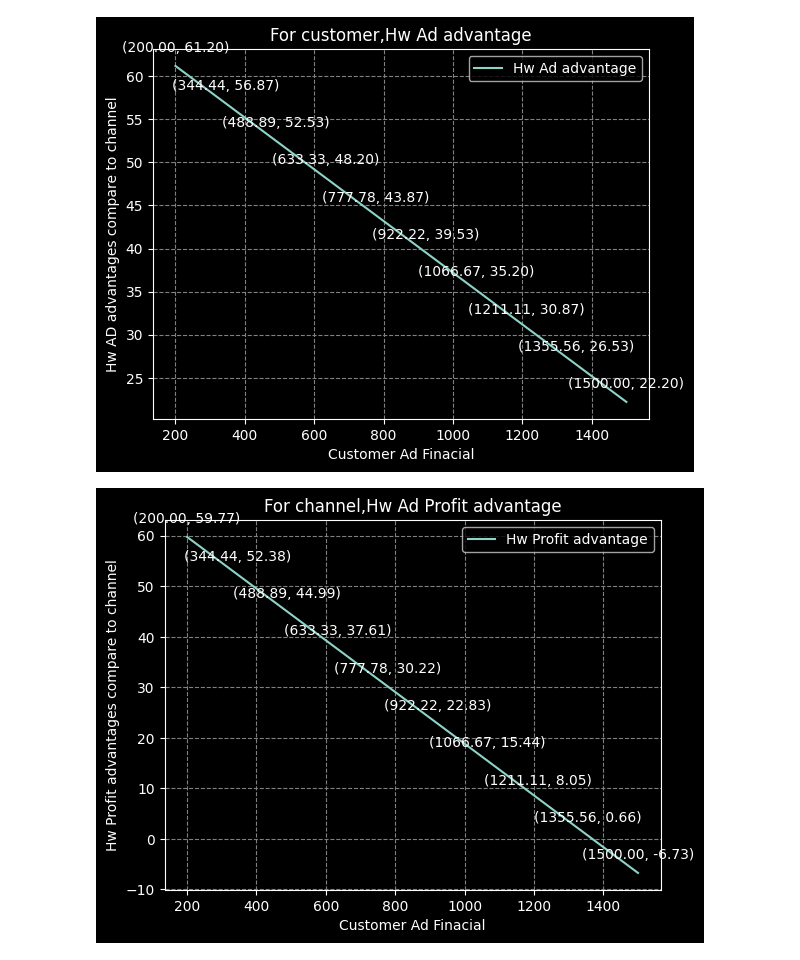
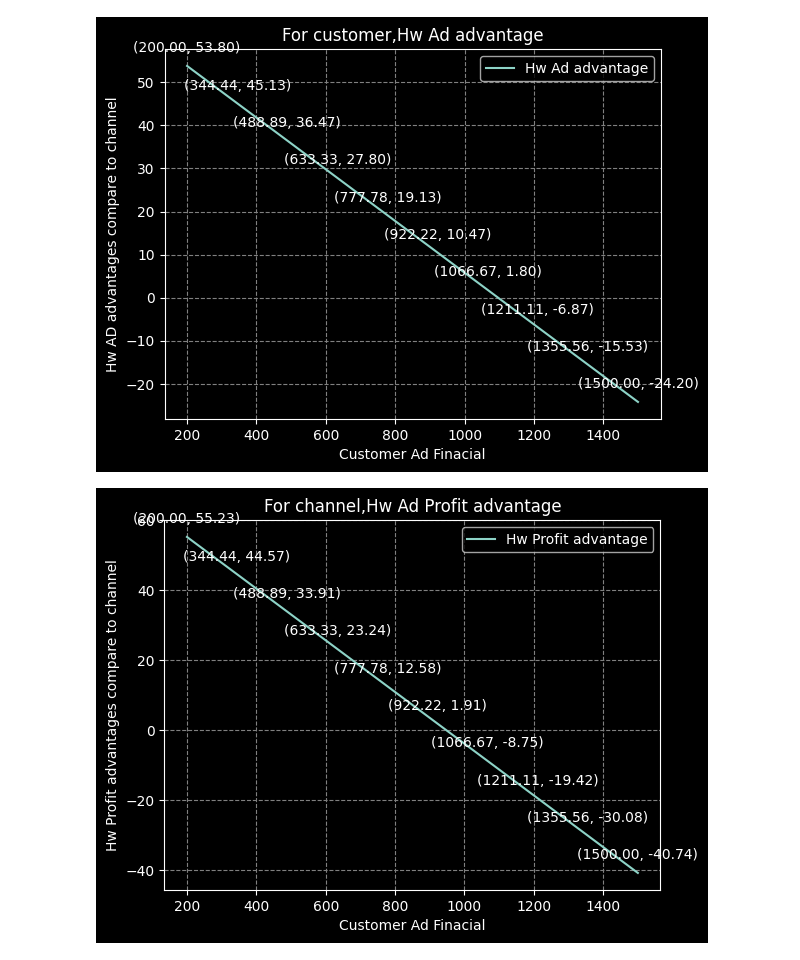
Before and after one commit to Shine126/JupyterNotebook, a Jupyter notebook: CDPtest.ipynb, the cells around one changed output. Saved outputs shown, nothing was run; the diff lists cells and outputs as text; code cells hidden in the pictures.

```diff
--- a/CDPtest.ipynb
+++ b/CDPtest.ipynb
@@ -56,34 +56,34 @@ def LineforChannel(AdPro):
     plt.show()
 
     # 创建HW通道利润率折线图
     plt.plot(x, yp, label='Hw Profit margin')
     # 添加标题和标签
     plt.title('For channel,Hw Ad Profit margin')
     plt.xlabel('Customer Ad Finacial')
     plt.ylabel('Hw Profit margin')
     for i in range(len(x)):
         plt.annotate(f'({x[i]:.2f}, {yp[i]:.2f})', (x[i], yp[i]), textcoords="offset points", xytext=(0,10), ha='center')
     # 添加图例
     plt.legend()
     plt.grid(True,linestyle='--',color='gray')
     # 显示图形
     plt.show()
 
 # HW侧抽成比例 HwCut ，HWCDP平台费用 HWPlat，补贴额度 HwPut
 # 渠道侧返点比例 ChannelRebate
 # 用户侧投放额度 CustomerAd
 # 用户正常投放，渠道抽佣比例 ChannerCut
 AdPara = {
-    'HwCut' : 0.04,
+    'HwCut' : 0.06,
     'HwPlat' : 30,
     'HwPut' : 100,
     'ChanRe' : 0.01,
     'CustomerAd' : 1500,
-    'ChanCut' : 0.01
+    'ChanCut' : 0.00
 }
 
 LineforCustomer(AdPara)
 LineforChannel(AdPara)
 # %% [output]
-[figure, old version]
+[figure, new version]
-[figure, old version]
+[figure, new version]
```
Also changed, not shown: parts of 1 cell of this notebook.
